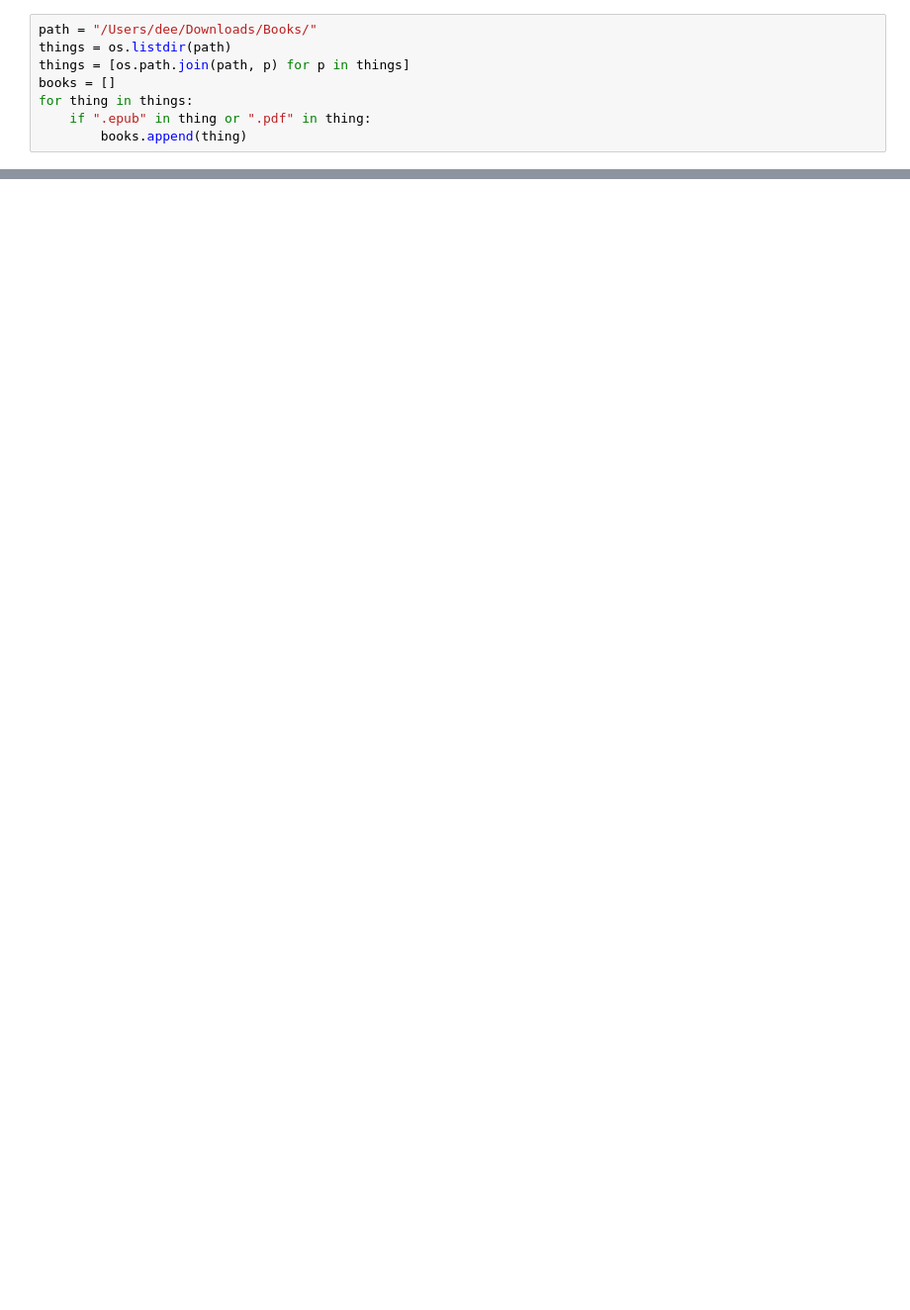
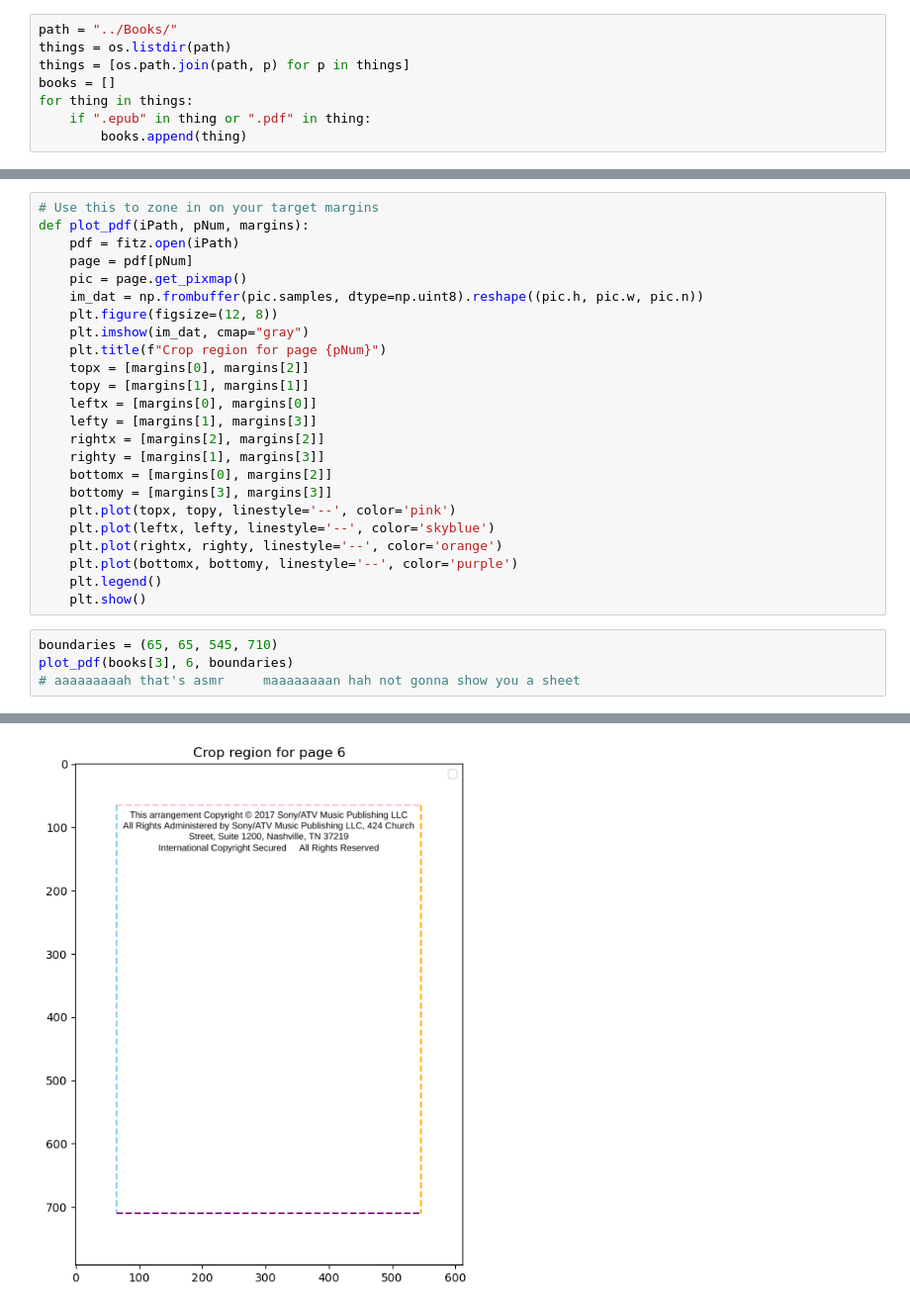
Before and after one commit to boolYikes/lab002, a Jupyter notebook: resize.ipynb, the cells around one changed output, grey strips where cells are left out. Shown at 99% size. Saved outputs shown, nothing was run; the diff lists cells and outputs as text; blank space fills up the shorter version.

```diff
--- a/resize.ipynb
+++ b/resize.ipynb
@@ -7,5 +6,5 @@ import PyPDF2
 # %%
-path = "/Users/dee/Downloads/Books/"
+path = "../Books/"
 things = os.listdir(path)
 things = [os.path.join(path, p) for p in things]
 books = []
@@ -60,0 +38,29 @@ PdfReadError: EOF marker not found
+# %%
+# Use this to zone in on your target margins
+def plot_pdf(iPath, pNum, margins):
+    pdf = fitz.open(iPath)
+    page = pdf[pNum]
+    pic = page.get_pixmap()
+    im_dat = np.frombuffer(pic.samples, dtype=np.uint8).reshape((pic.h, pic.w, pic.n))
+    plt.figure(figsize=(12, 8))
+    plt.imshow(im_dat, cmap="gray")
+    plt.title(f"Crop region for page {pNum}")
+    topx = [margins[0], margins[2]]
+    topy = [margins[1], margins[1]]
+    leftx = [margins[0], margins[0]]
+    lefty = [margins[1], margins[3]]
+    rightx = [margins[2], margins[2]]
+    righty = [margins[1], margins[3]]
+    bottomx = [margins[0], margins[2]]
+    bottomy = [margins[3], margins[3]]
+    plt.plot(topx, topy, linestyle='--', color='pink')
+    plt.plot(leftx, lefty, linestyle='--', color='skyblue')
+    plt.plot(rightx, righty, linestyle='--', color='orange')
+    plt.plot(bottomx, bottomy, linestyle='--', color='purple')
+    plt.legend()
+    plt.show()
+# %%
+boundaries = (65, 65, 545, 710)
+plot_pdf(books[3], 6, boundaries)
+# aaaaaaaaah that's asmr     maaaaaaaan hah not gonna show you a sheet
+# %% [output]
@@ -60,0 +68 @@ PdfReadError: EOF marker not found
+[figure, added]
```
Also changed, not shown: parts of 10 cells of this notebook, 1 other file.
